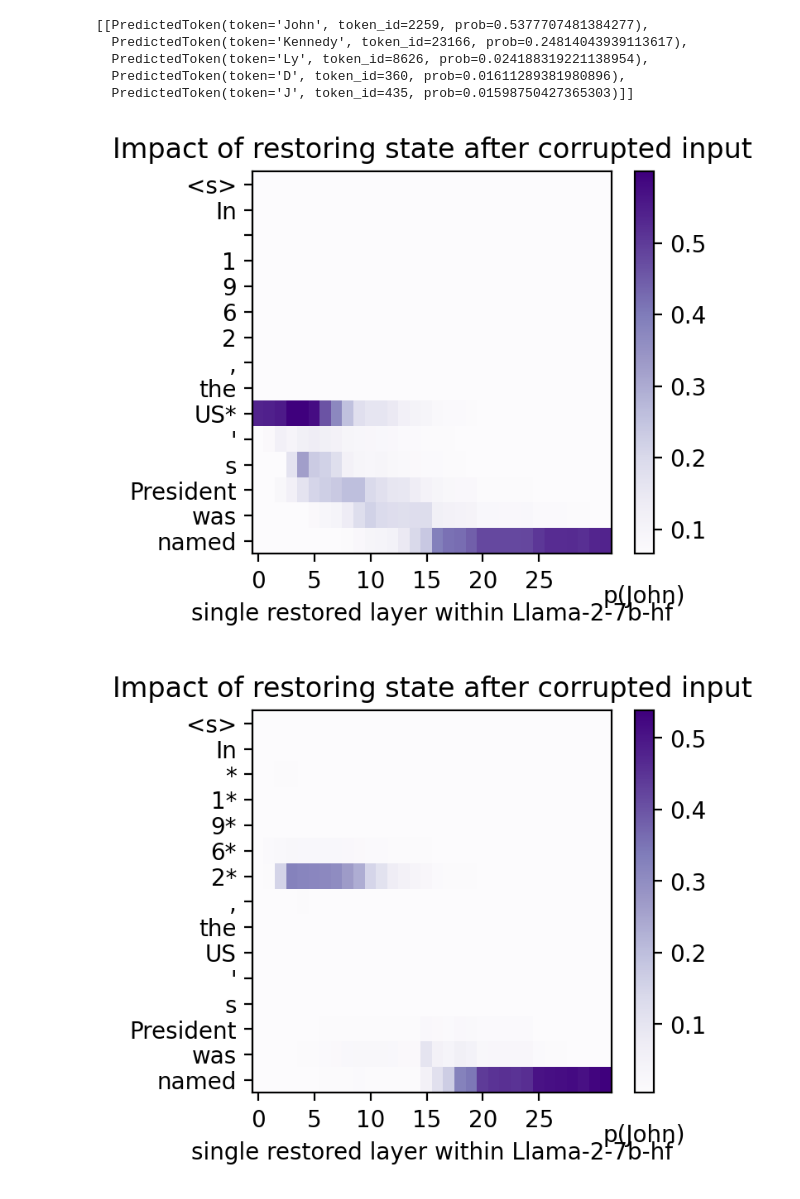
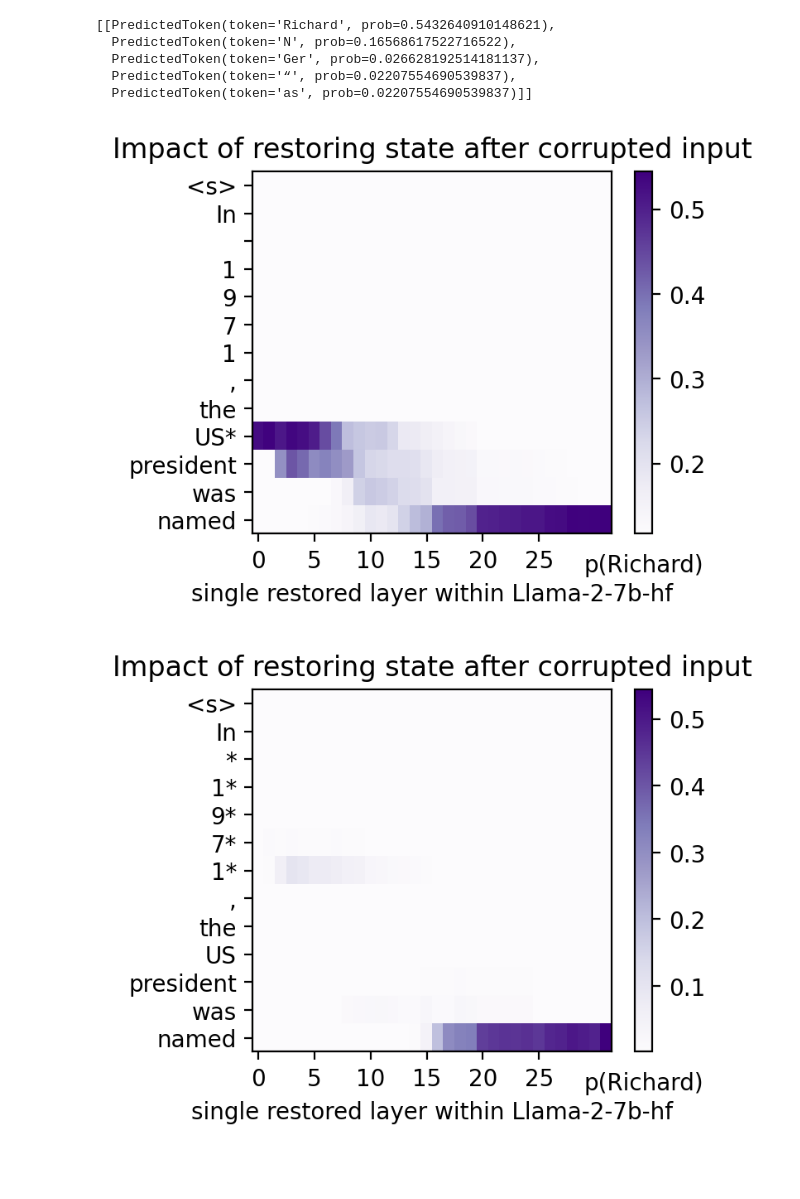
Before and after one commit to arnab-api/temporal-knowledge, a Jupyter notebook: notebooks/test_causal_tracing.ipynb, the cells around one changed output. Drawn from its saved outputs; the diff is of its cells as text; code cells hidden in the pictures; blank space fills up the shorter version.

```diff
--- a/notebooks/test_causal_tracing.ipynb
+++ b/notebooks/test_causal_tracing.ipynb
@@ -15,8 +15,10 @@ mt = ModelandTokenizer(model_path=model_name)
 # %%
 from src.functional import predict_next_token
 
-prompt = "In 1962, the US's President was named"
-# prompt = "US, in 1962, had a President named"
+year = 1971
+country = "US"
+prompt = f"In {year}, the {country} president was named"
+# prompt = f"{country}, in {year}, had a president named"
 
 predict_next_token(
     mt = mt,
@@ -24,28 +26,28 @@ predict_next_token(
     k = 5
 )
 # %% [output]
-[[PredictedToken(token='John', token_id=2259, prob=0.5377707481384277),
-  PredictedToken(token='Kennedy', token_id=23166, prob=0.24814043939113617),
-  PredictedToken(token='Ly', token_id=8626, prob=0.024188319221138954),
-  PredictedToken(token='D', token_id=360, prob=0.01611289381980896),
-  PredictedToken(token='J', token_id=435, prob=0.01598750427365303)]]
+[[PredictedToken(token='Richard', prob=0.5432640910148621),
+  PredictedToken(token='N', prob=0.16568617522716522),
+  PredictedToken(token='Ger', prob=0.026628192514181137),
+  PredictedToken(token='“', prob=0.02207554690539837),
+  PredictedToken(token='as', prob=0.02207554690539837)]]
 # %%
 plot_hidden_flow(
     mt,
     prompt,
-    subject="US",
+    subject=country,
     kind = None,
     model_name=mt.model_name.split("/")[-1],
 )
 # %% [output]
-[figure, old version]
+[figure, new version]
 # %%
 plot_hidden_flow(
     mt,
     prompt,
-    subject="1962",
+    subject=str(year),
     kind = None,
     model_name=mt.model_name.split("/")[-1],
 )
 # %% [output]
-[figure, old version]
+[figure, new version]
```
Also changed, not shown: 3 other files.
